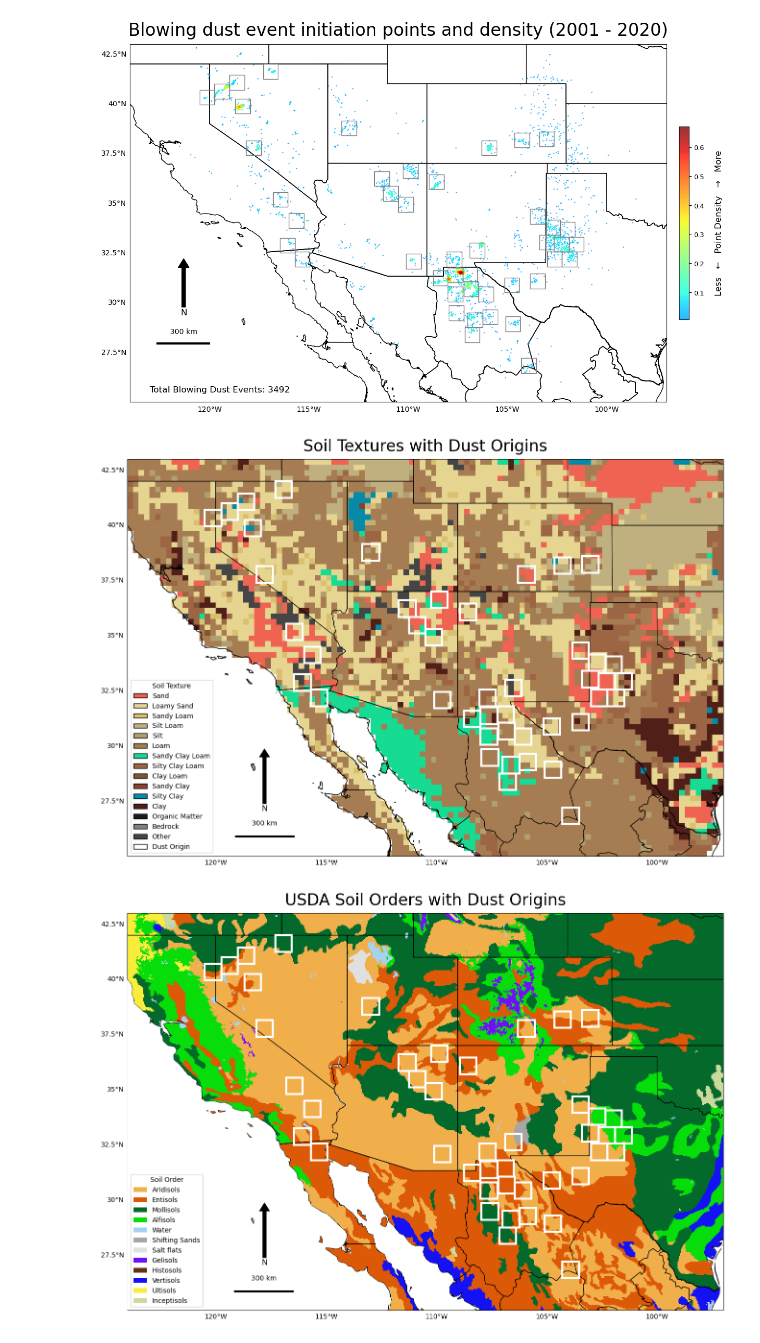
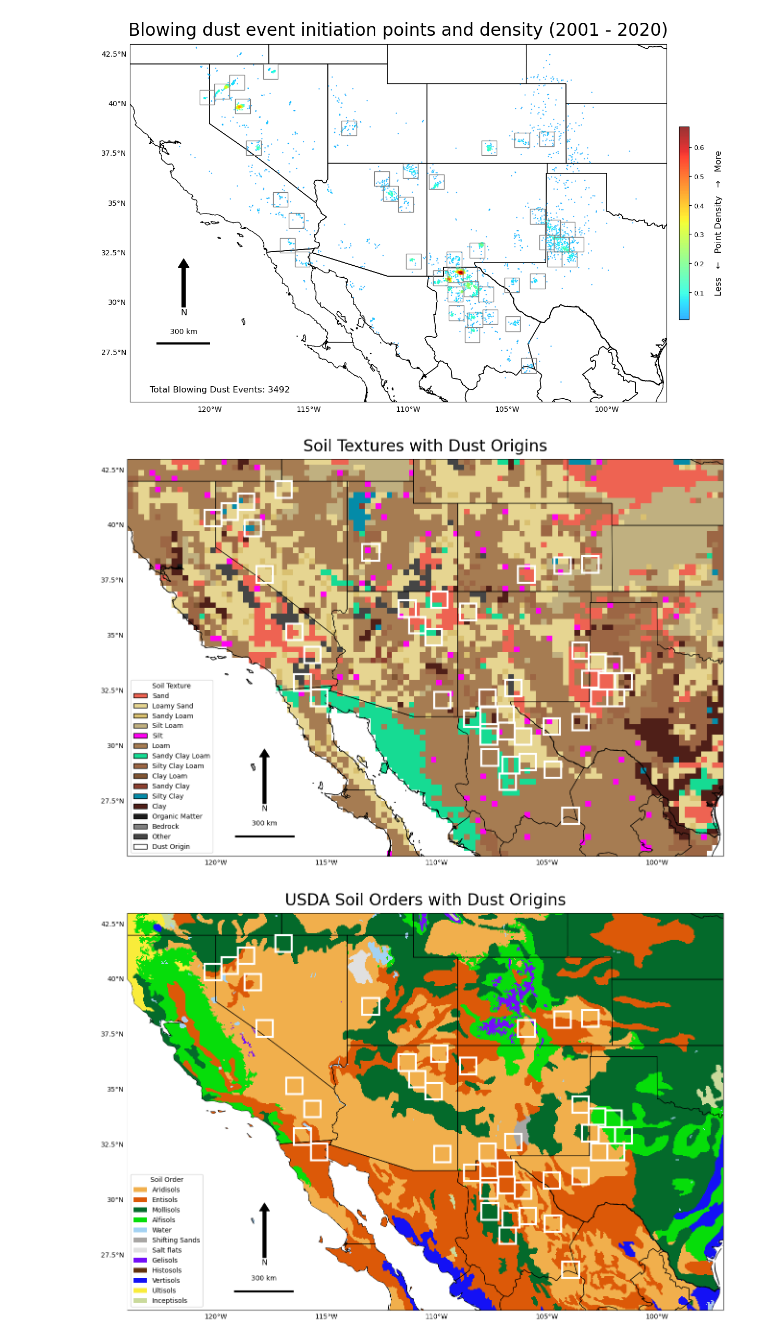
Before and after one commit to jesseturner/WLDAS_Analysis, a Jupyter notebook: ANALYSIS_map_figures.ipynb, the cells around one changed output. Drawn from its saved outputs; the diff is of its cells as text; code cells hidden in the pictures.

```diff
--- a/ANALYSIS_map_figures.ipynb
+++ b/ANALYSIS_map_figures.ipynb
@@ -199,6 +199,7 @@ filtered_ds = texture_ds.sel(
 )
 # %%
 soil_cmap, texture_colors, texture_dict = common_functions.get_texture_map_features()
+texture_colors[4] = "#FF00F2" #--- Temporarily highlighting silt
 
 fig, ax = plt.subplots(figsize=(16, 12), subplot_kw={"projection": ccrs.PlateCarree()})
 
@@ -221,34 +222,34 @@ ax.add_feature(all_states_provinces, edgecolor="black", linewidth=0.8)
 ax.add_feature(cfeature.COASTLINE, edgecolor="black", linewidth=0.8)
 ax.add_feature(cfeature.BORDERS, edgecolor="black", linewidth=0.8)
 min_lat, max_lat, min_lon, max_lon = common_functions._get_coords_for_region(location_name)
 ax.set_extent([min_lon, max_lon, min_lat, max_lat], crs=ccrs.PlateCarree())
 gl = ax.gridlines(draw_labels=True, linewidth=0, color='gray', alpha=0.7)
 gl.top_labels = False
 gl.right_labels = False
 
 ax.set_title("Soil Textures with Dust Origins", fontsize=24, pad=12)
 legend_handles = [
     Patch(facecolor=color, edgecolor="black", label=label)
     for label, color in zip(texture_dict.values(), texture_colors)
 ]
 
 dust_handle = Patch(
     facecolor="white",
     edgecolor="black",
     label="Dust Origin"
 )
 ax.legend(
     handles=legend_handles + [dust_handle],
     title="Soil Texture",
     loc="lower left",
     frameon=True
 )
 
 plt.savefig(f"plots/3_texture_0_map.png",
             dpi=600, bbox_inches='tight')
 plt.show()
 # %% [output]
-[figure, old version]
+[figure, new version]
 # %%
 #--- Open soil order data
 soil_da = xr.open_dataarray('DATA/raw/soil_orders_usda/soil_major_orders_2026-06-22.nc')
```
Also changed, not shown: parts of 1 cell of this notebook, 3 other files.
